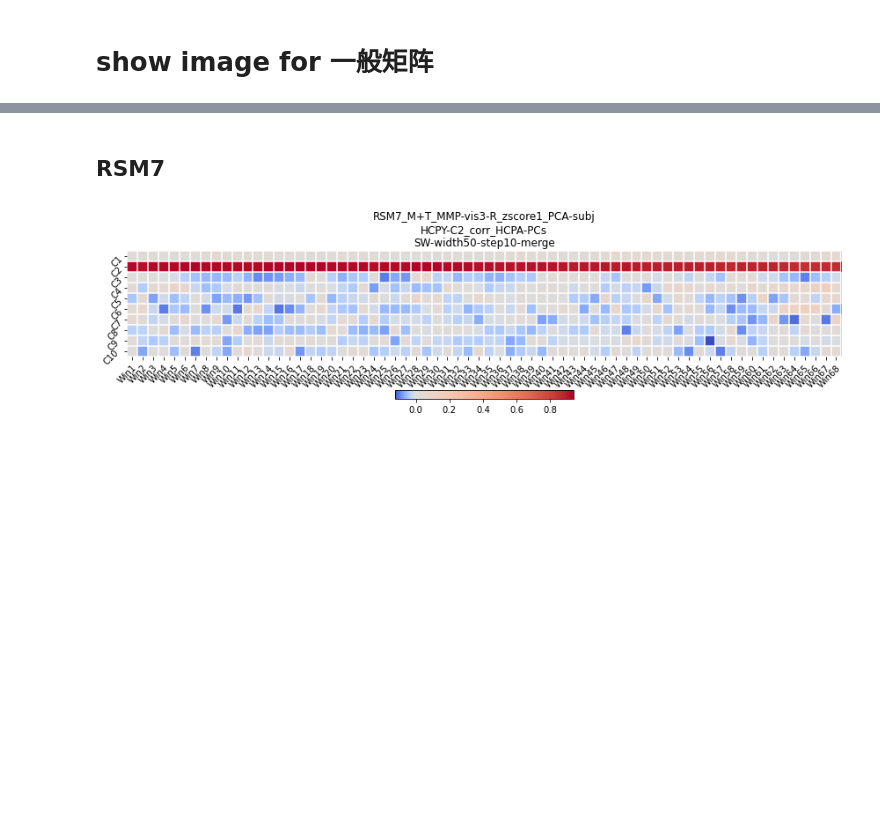
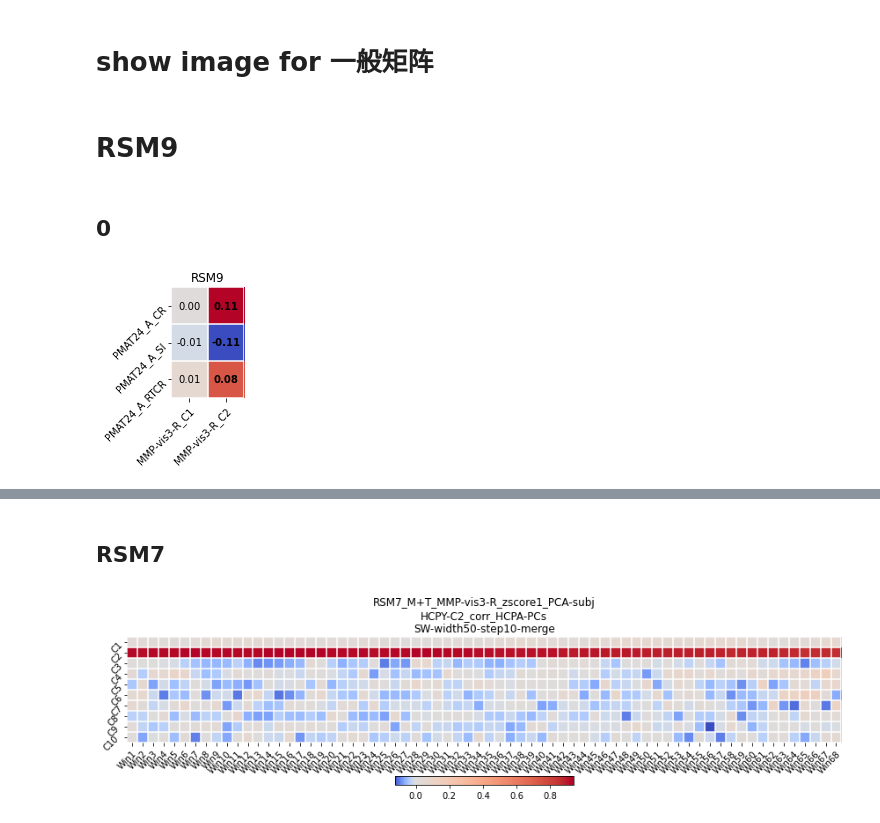
Before and after one commit to BNUCNL/nibrain, a Jupyter notebook: cxy_visual_dev/scripts/plot_RSM.ipynb, the cells around one changed output, grey strips where cells are left out. Drawn from its saved outputs; the diff is of its cells as text; code cells hidden in the pictures; blank space fills up the shorter version.

Commit message:
cxy_visual_dev: relationship between gradient and behavior

```diff
--- a/cxy_visual_dev/scripts/plot_RSM.ipynb
+++ b/cxy_visual_dev/scripts/plot_RSM.ipynb
@@ -105,3 +105,35 @@ def plot_mat(fpath, rows, cols, mtc, out_file, figsize, title, show_value, show_
         fig.show()
     else:
         fig.savefig(out_file)
+# %% [markdown]
+# RSM9
+# %% [markdown]
+## 0
+# %%
+# figsize=(9, 6)
+# fname = 'RSM9'
+# pc_names = ('C1', 'C2')
+# atlas = Atlas('MMP-vis3-EDMV')
+# rows = ['PMAT24_A_CR', 'PMAT24_A_SI', 'PMAT24_A_RTCR',
+#         'Mars_Log_Score', 'Mars_Errs', 'Mars_Final',
+#         'EVA_Num', 'EVA_Denom', 'Correction']
+# cols = [f'{i}_weight_M' for i in pc_names]
+# cols.extend([f'{i}_abs(weight)_M' for i in pc_names])
+# cols.extend([f'{i}_weight_T' for i in pc_names])
+# cols.extend([f'{i}_abs(weight)_T' for i in pc_names])
+# cols.extend([f'MMP-vis3-R_{i}' for i in pc_names])
+# cols.extend([f'{i}_{j}' for i in atlas.roi2label.keys() if 'R_' in i for j in pc_names])
+
+figsize=(2.5, 3)
+fname = 'RSM9'
+pc_names = ('C1', 'C2')
+rows = ['PMAT24_A_CR', 'PMAT24_A_SI', 'PMAT24_A_RTCR']
+cols = [f'MMP-vis3-R_{i}' for i in pc_names]
+
+fpath = pjoin(anal_dir, f'RSM/{fname}.pkl')
+plot_mat(fpath=fpath, rows=rows, cols=cols, mtc=False,
+         out_file=pjoin(work_dir, f"{fname}.jpg"),
+         figsize=figsize, title=fname, show_name=True,
+         show_value=True, show_grid=True, show_cbar=False)
+# %% [output]
+[figure, added]
```
Also changed, not shown: parts of 3 cells of this notebook, 4 other files.
